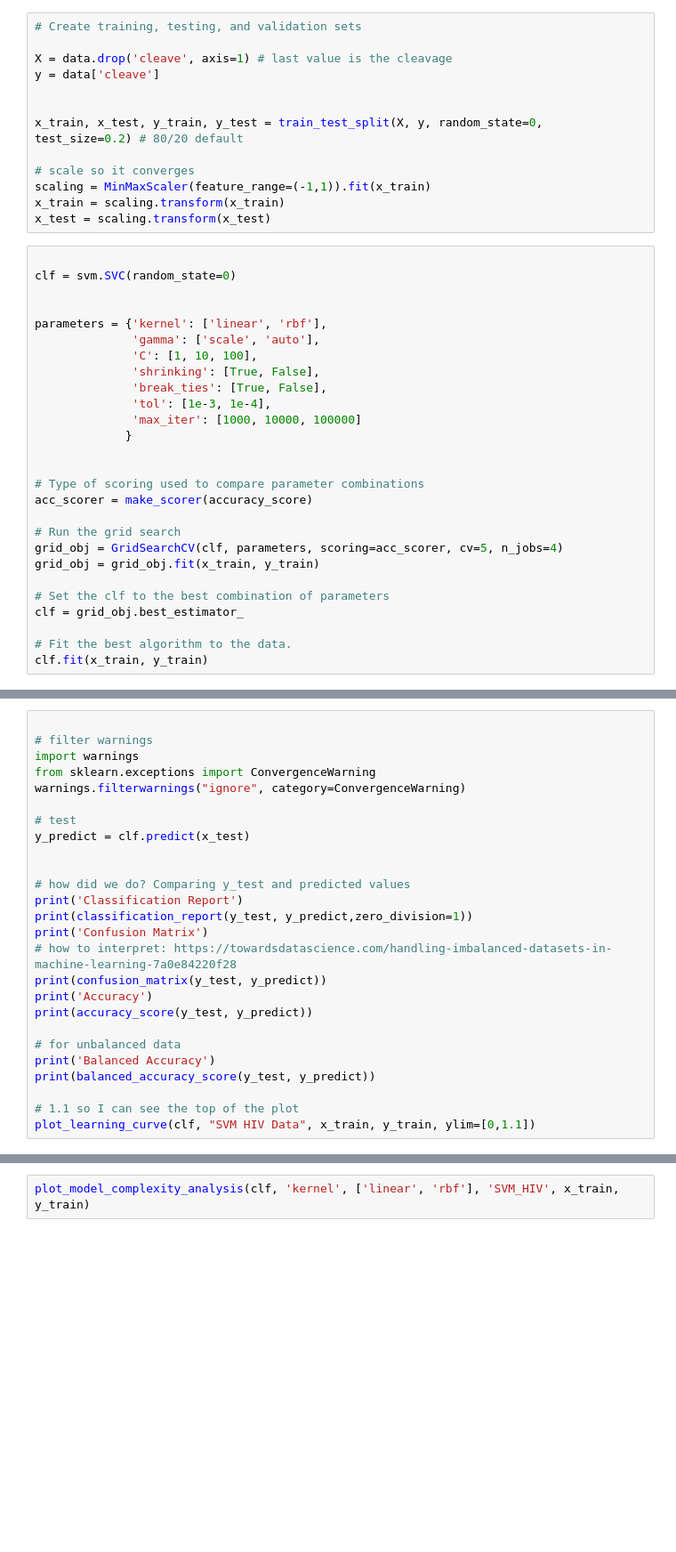
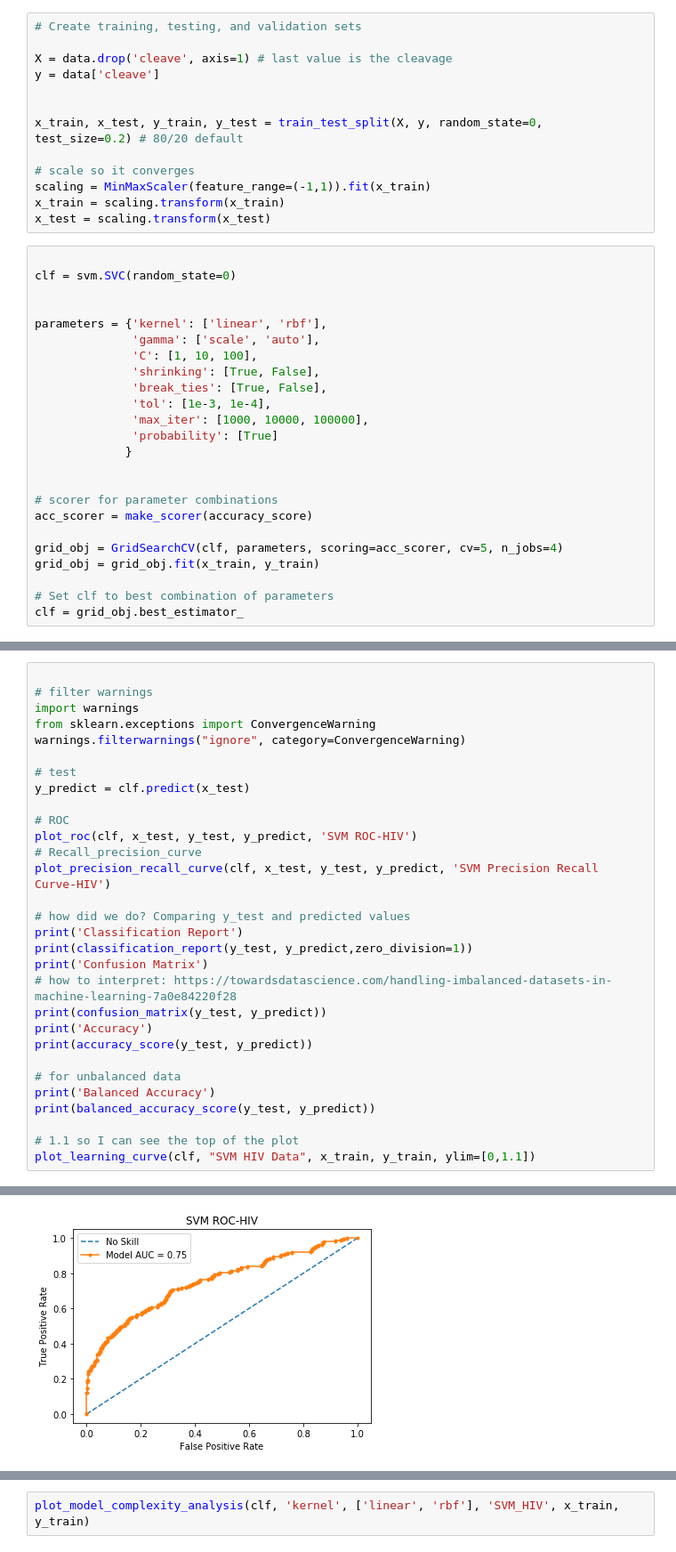
Before and after one commit to pparr/ml-supervised-learning, a Jupyter notebook: tuning/SVM_gridsearch_hiv.ipynb, the cells around one changed output, grey strips where cells are left out. Shown: that part at 89% size. Drawn from its saved outputs; the diff is of its cells as text; blank space fills up the shorter version.

```diff
--- a/tuning/SVM_gridsearch_hiv.ipynb
+++ b/tuning/SVM_gridsearch_hiv.ipynb
@@ -51,19 +53,16 @@ parameters = {'kernel': ['linear', 'rbf'],
               'shrinking': [True, False],
               'break_ties': [True, False],
               'tol': [1e-3, 1e-4],
-              'max_iter': [1000, 10000, 100000]
+              'max_iter': [1000, 10000, 100000],
+              'probability': [True]
              }
 
 
-# Type of scoring used to compare parameter combinations
+# scorer for parameter combinations
 acc_scorer = make_scorer(accuracy_score)
 
-# Run the grid search
 grid_obj = GridSearchCV(clf, parameters, scoring=acc_scorer, cv=5, n_jobs=4)
 grid_obj = grid_obj.fit(x_train, y_train)
 
-# Set the clf to the best combination of parameters
+# Set clf to best combination of parameters
 clf = grid_obj.best_estimator_
-
-# Fit the best algorithm to the data.
-clf.fit(x_train, y_train)
@@ -82,6 +84,10 @@ warnings.filterwarnings("ignore", category=ConvergenceWarning)
 # test
 y_predict = clf.predict(x_test)
 
+# ROC
+plot_roc(clf, x_test, y_test, y_predict, 'SVM ROC-HIV')
+# Recall_precision_curve
+plot_precision_recall_curve(clf, x_test, y_test, y_predict, 'SVM Precision Recall Curve-HIV')
 
 # how did we do? Comparing y_test and predicted values
 print('Classification Report')
@@ -118,0 +110 @@ Balanced Accuracy
+[figure, new version]
```
Also changed, not shown: parts of 6 cells of this notebook, 13 other files.
